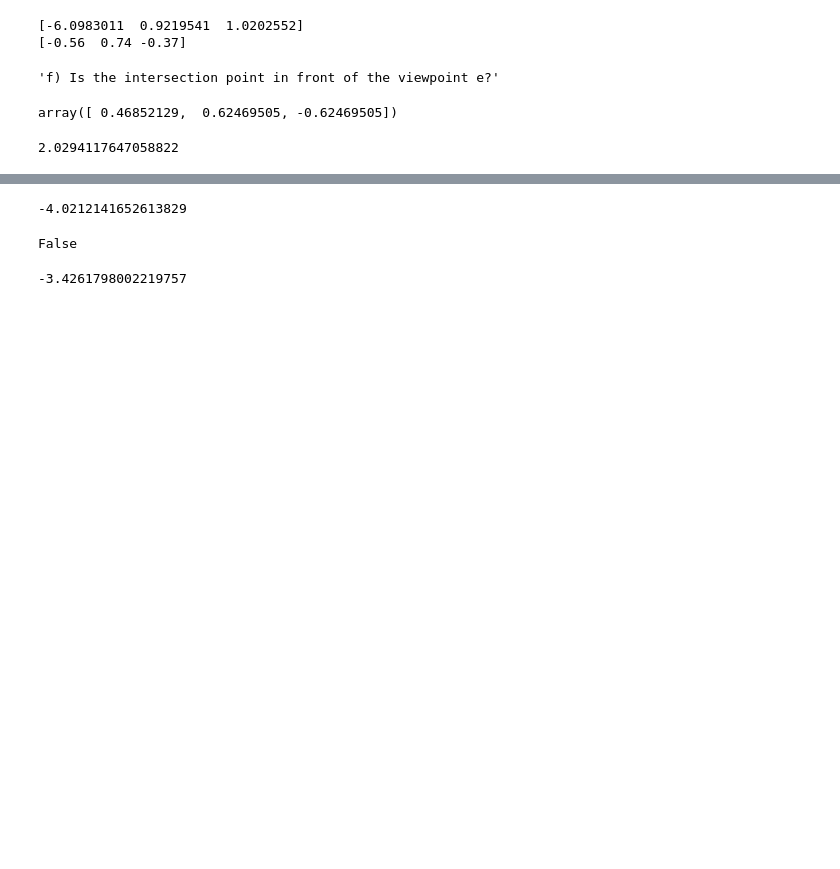
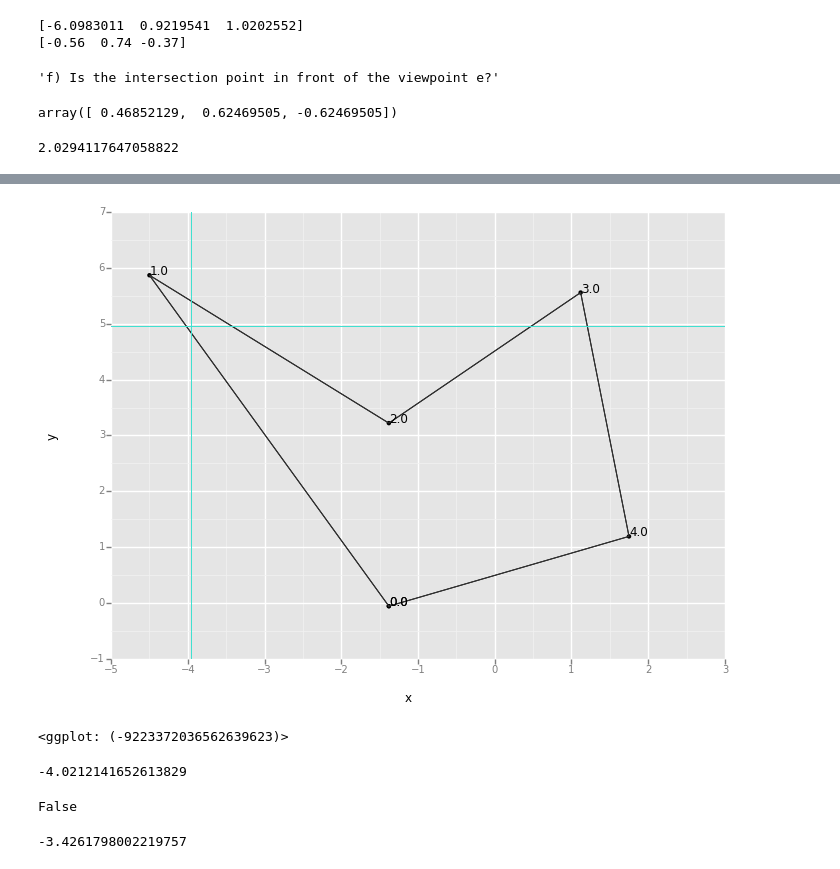
Before and after one commit to rivlev/graphics-review, a Jupyter notebook: Ray tracing review.ipynb, the cells around one changed output, grey strips where cells are left out. Cells and saved outputs as stored; diff of their text form; code cells hidden in the pictures; blank space fills up the shorter version.

Commit message:
add polygon intersection drawing

```diff
--- a/Ray tracing review.ipynb
+++ b/Ray tracing review.ipynb
@@ -82 +115,6 @@ False
+# %%
+vs.plotPolygon(p) + vs.plotPoint((x,y,z))
+# %% [output]
+[figure, added]
+<ggplot: (-9223372036562639623)>
 # %%
```
Also changed, not shown: parts of 7 cells of this notebook.
